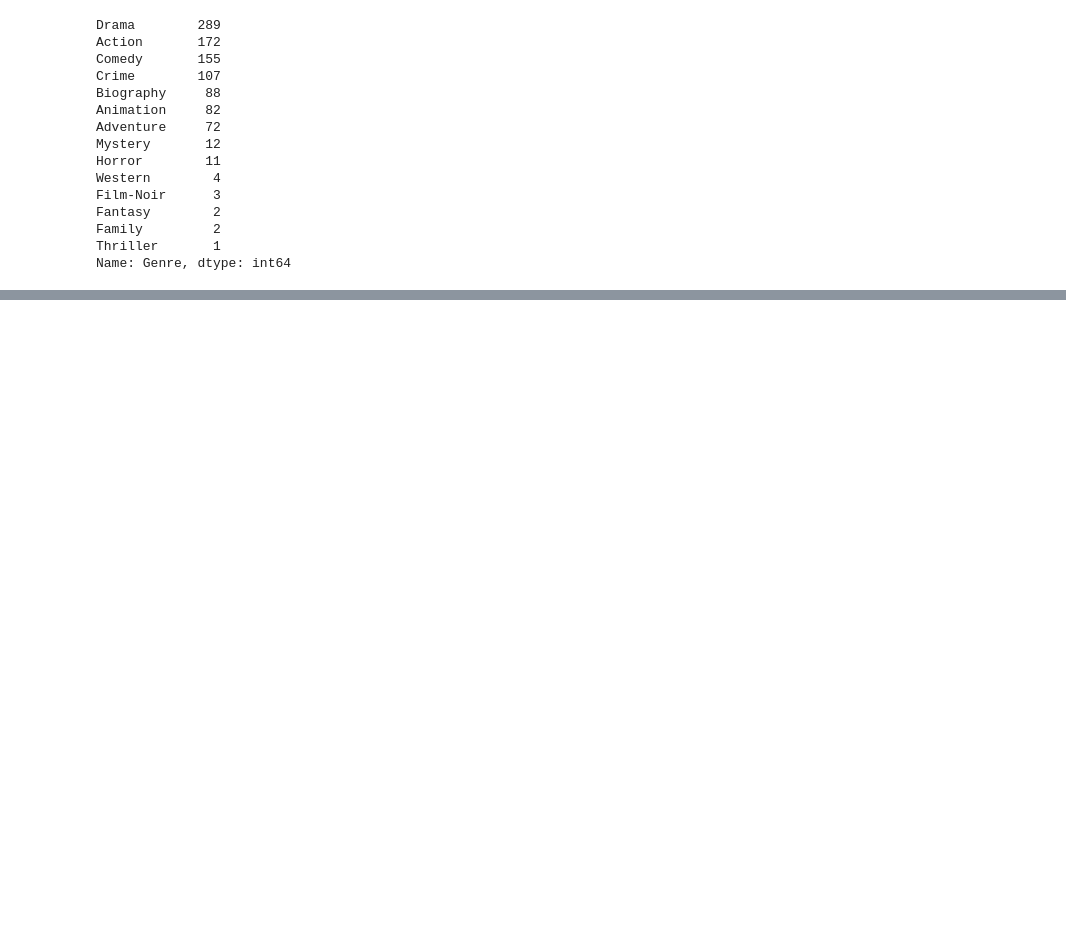
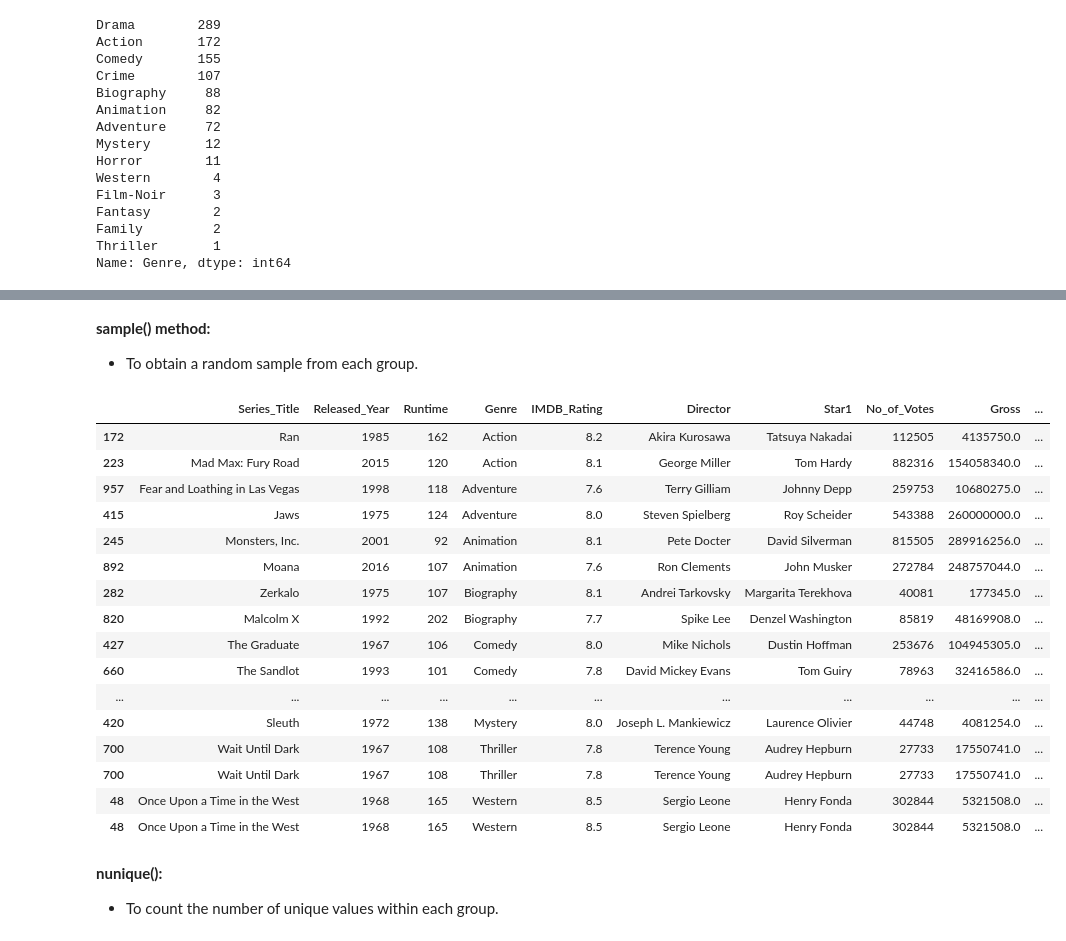
Before and after one commit to akashpagi/PANDAS-LIBRARY-FOR-DATA-SCIENCE, a Jupyter notebook: SESSION 19 - GROUPBY OBJECT IN PANDAS.ipynb, the cells around one changed output, grey strips where cells are left out. Drawn from its saved outputs; the diff is of its cells as text; code cells hidden in the pictures; blank space fills up the shorter version.

```diff
--- a/SESSION 19 - GROUPBY OBJECT IN PANDAS.ipynb
+++ b/SESSION 19 - GROUPBY OBJECT IN PANDAS.ipynb
@@ -176,0 +285,27 @@ Name: Genre, dtype: int64
+# %% [markdown]
+**sample() method:**
+- To obtain a random sample from each group.
+# %%
+#genres.sample()
+genres.sample(2, replace=True)
+# %% [output]
+|  | Series_Title | Released_Year | Runtime | Genre | IMDB_Rating | Director | Star1 | No_of_Votes | Gross | ... |
+| 172 | Ran | 1985 | 162 | Action | 8.2 | Akira Kurosawa | Tatsuya Nakadai | 112505 | 4135750.0 | ... |
+| 223 | Mad Max: Fury Road | 2015 | 120 | Action | 8.1 | George Miller | Tom Hardy | 882316 | 154058340.0 | ... |
+| 957 | Fear and Loathing in Las Vegas | 1998 | 118 | Adventure | 7.6 | Terry Gilliam | Johnny Depp | 259753 | 10680275.0 | ... |
+| 415 | Jaws | 1975 | 124 | Adventure | 8.0 | Steven Spielberg | Roy Scheider | 543388 | 260000000.0 | ... |
+| 245 | Monsters, Inc. | 2001 | 92 | Animation | 8.1 | Pete Docter | David Silverman | 815505 | 289916256.0 | ... |
+| 892 | Moana | 2016 | 107 | Animation | 7.6 | Ron Clements | John Musker | 272784 | 248757044.0 | ... |
+| 282 | Zerkalo | 1975 | 107 | Biography | 8.1 | Andrei Tarkovsky | Margarita Terekhova | 40081 | 177345.0 | ... |
+| 820 | Malcolm X | 1992 | 202 | Biography | 7.7 | Spike Lee | Denzel Washington | 85819 | 48169908.0 | ... |
+| 427 | The Graduate | 1967 | 106 | Comedy | 8.0 | Mike Nichols | Dustin Hoffman | 253676 | 104945305.0 | ... |
+| 660 | The Sandlot | 1993 | 101 | Comedy | 7.8 | David Mickey Evans | Tom Guiry | 78963 | 32416586.0 | ... |
+| ... | ... | ... | ... | ... | ... | ... | ... | ... | ... | ... |
+| 420 | Sleuth | 1972 | 138 | Mystery | 8.0 | Joseph L. Mankiewicz | Laurence Olivier | 44748 | 4081254.0 | ... |
+| 700 | Wait Until Dark | 1967 | 108 | Thriller | 7.8 | Terence Young | Audrey Hepburn | 27733 | 17550741.0 | ... |
+| 700 | Wait Until Dark | 1967 | 108 | Thriller | 7.8 | Terence Young | Audrey Hepburn | 27733 | 17550741.0 | ... |
+| 48 | Once Upon a Time in the West | 1968 | 165 | Western | 8.5 | Sergio Leone | Henry Fonda | 302844 | 5321508.0 | ... |
+| 48 | Once Upon a Time in the West | 1968 | 165 | Western | 8.5 | Sergio Leone | Henry Fonda | 302844 | 5321508.0 | ... |
+# %% [markdown]
+**nunique():**
+- To count the number of unique values within each group.
```
Also changed, not shown: parts of 44 cells of this notebook.
